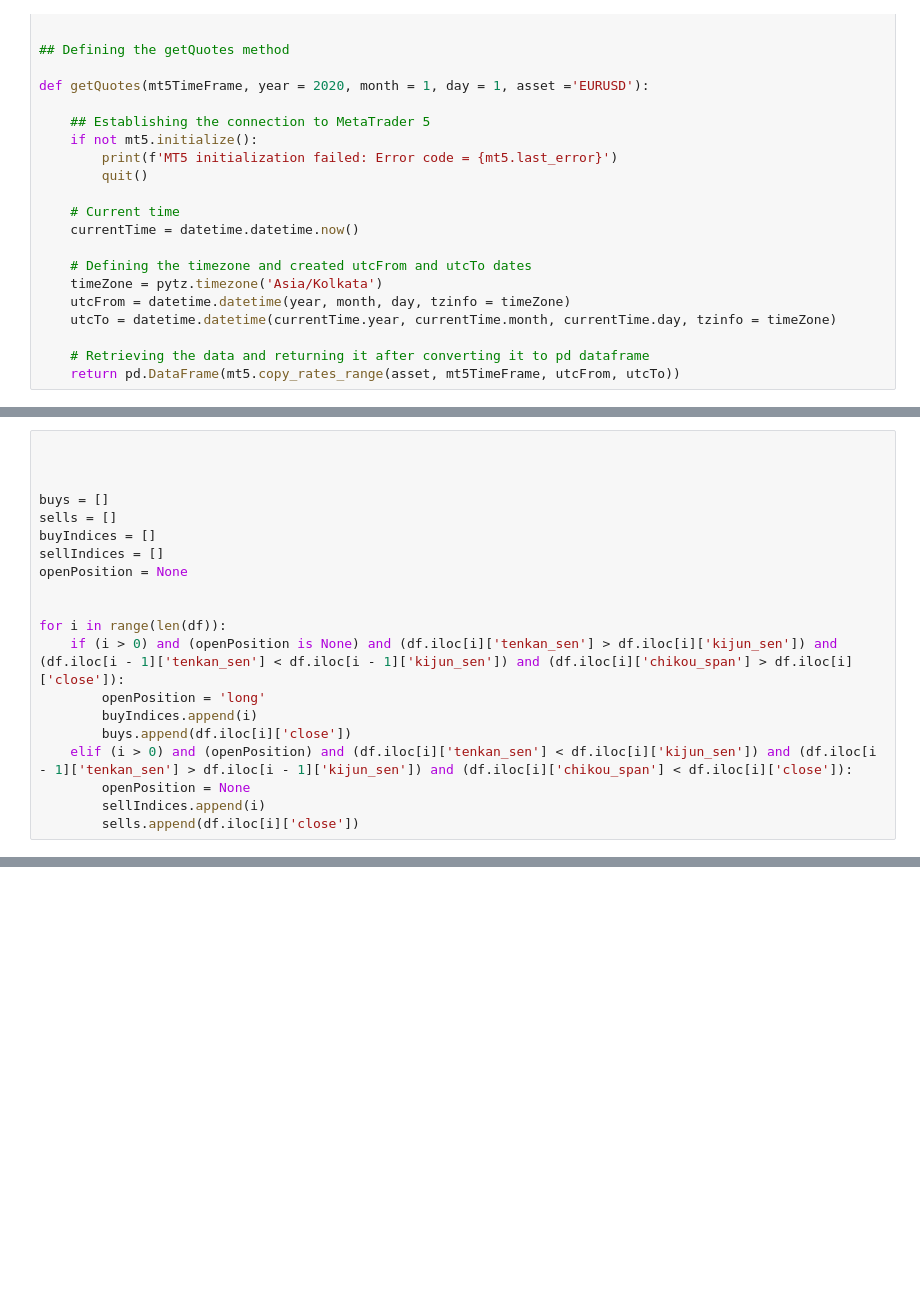
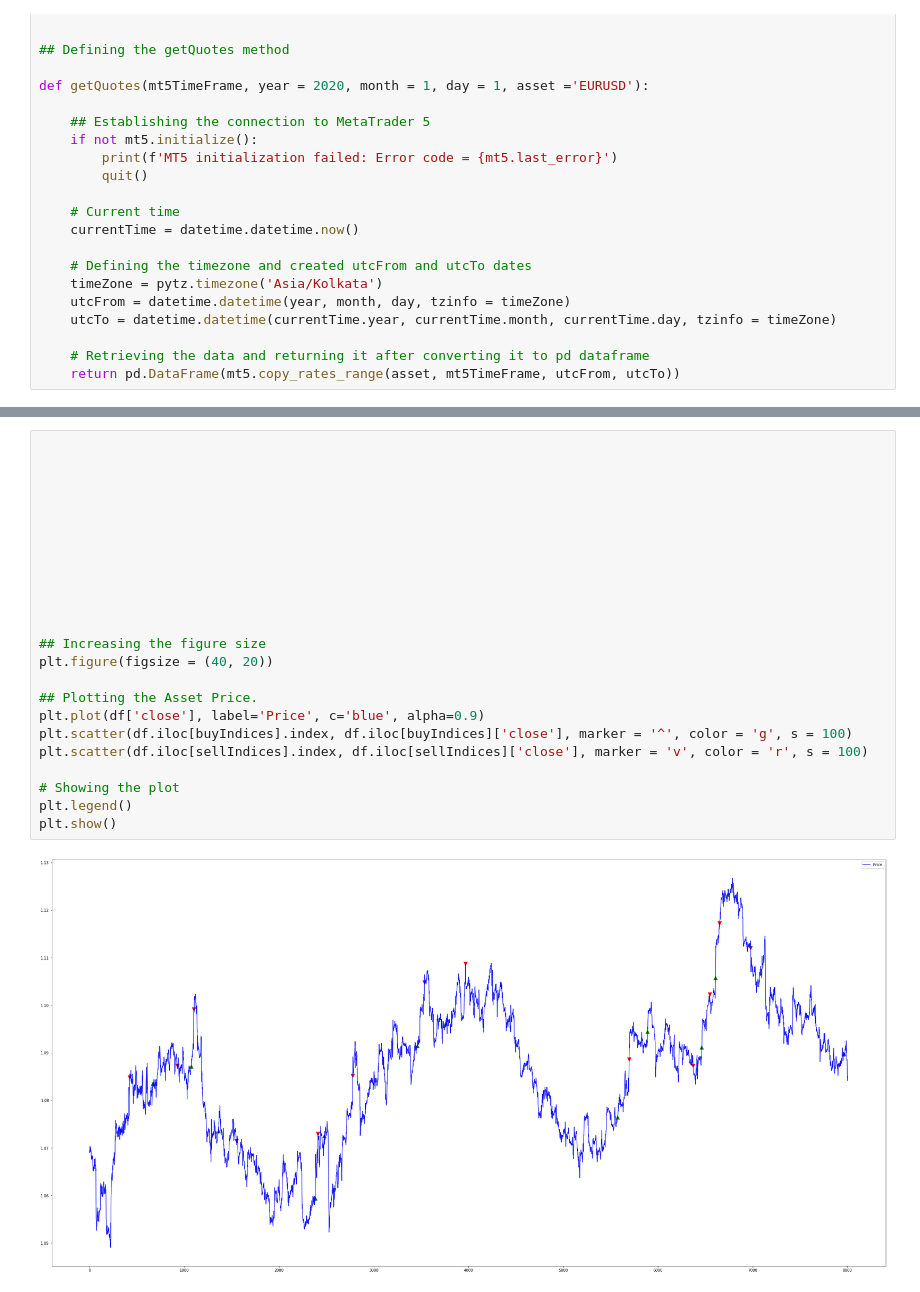
Before and after one commit to Sparsh-Kumar/trend-following-strategies, a Jupyter notebook: ichimoku-kinko-hyo.ipynb, the cells around one changed output, grey strips where cells are left out. Drawn from its saved outputs; the diff is of its cells as text; blank space fills up the shorter version.

```diff
--- a/ichimoku-kinko-hyo.ipynb
+++ b/ichimoku-kinko-hyo.ipynb
@@ -157,20 +178,0 @@ plt.show()
-# %%
-
-
-
-buys = []
-sells = []
-buyIndices = []
-sellIndices = []
-openPosition = None
-
-
-for i in range(len(df)):
-    if (i > 0) and (openPosition is None) and (df.iloc[i]['tenkan_sen'] > df.iloc[i]['kijun_sen']) and (df.iloc[i - 1]['tenkan_sen'] < df.iloc[i - 1]['kijun_sen']) and (df.iloc[i]['chikou_span'] > df.iloc[i]['close']):
-        openPosition = 'long'
-        buyIndices.append(i)
-        buys.append(df.iloc[i]['close'])
-    elif (i > 0) and (openPosition) and (df.iloc[i]['tenkan_sen'] < df.iloc[i]['kijun_sen']) and (df.iloc[i - 1]['tenkan_sen'] > df.iloc[i - 1]['kijun_sen']) and (df.iloc[i]['chikou_span'] < df.iloc[i]['close']):
-        openPosition = None
-        sellIndices.append(i)
-        sells.append(df.iloc[i]['close'])
@@ -234,0 +230,25 @@ Maximum Lose = -0.007600000000000051
+# %%
+
+
+
+
+
+
+
+
+
+
+
+## Increasing the figure size
+plt.figure(figsize = (40, 20))
+
+## Plotting the Asset Price.
+plt.plot(df['close'], label='Price', c='blue', alpha=0.9)
+plt.scatter(df.iloc[buyIndices].index, df.iloc[buyIndices]['close'], marker = '^', color = 'g', s = 100)
+plt.scatter(df.iloc[sellIndices].index, df.iloc[sellIndices]['close'], marker = 'v', color = 'r', s = 100)
+
+# Showing the plot
+plt.legend()
+plt.show()
+# %% [output]
+[figure, added]
```
Also changed, not shown: parts of 12 cells of this notebook.
